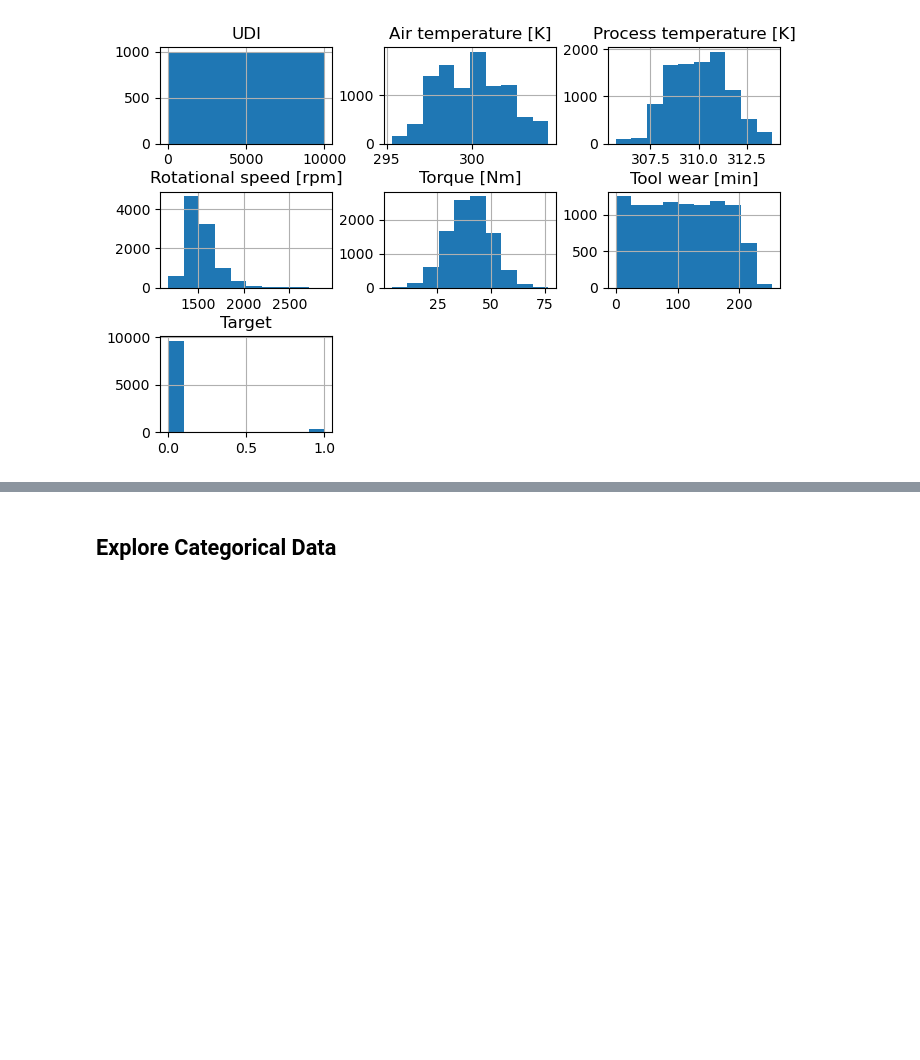
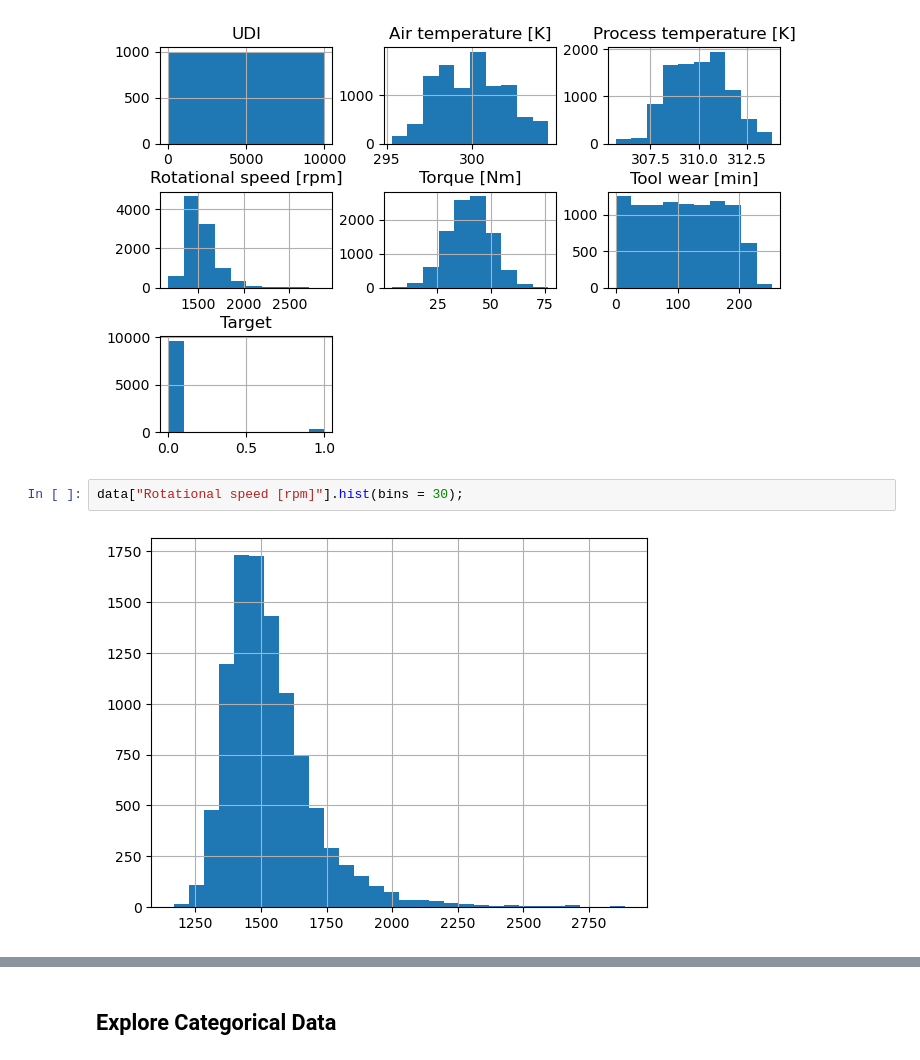
Before and after one commit to DiegoMZD/predictive_maintenance, a Jupyter notebook: notebooks/Data_Wrangling&EDA.ipynb, the cells around one changed output, grey strips where cells are left out. Cells and saved outputs as stored; diff of their text form; blank space fills up the shorter version.

```diff
--- a/notebooks/Data_Wrangling&EDA.ipynb
+++ b/notebooks/Data_Wrangling&EDA.ipynb
@@ -61,3 +61,7 @@ data.hist(figsize = (8,5))
 plt.subplots_adjust(hspace = 0.5);
 # %% [output]
 [figure]
+# %%
+data["Rotational speed [rpm]"].hist(bins = 30);
+# %% [output]
+[figure, added]
```
Also changed, not shown: parts of 13 cells of this notebook.
